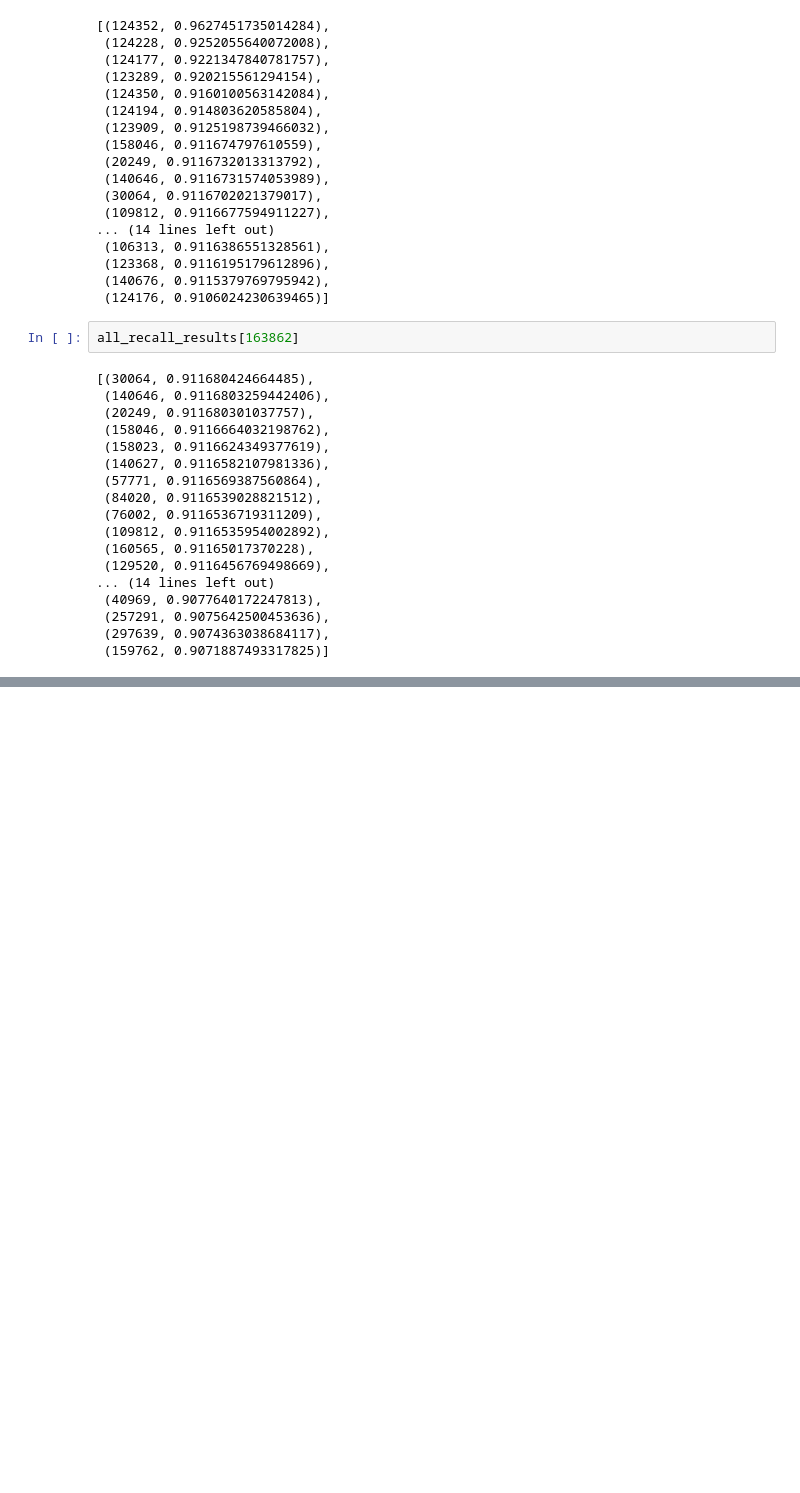
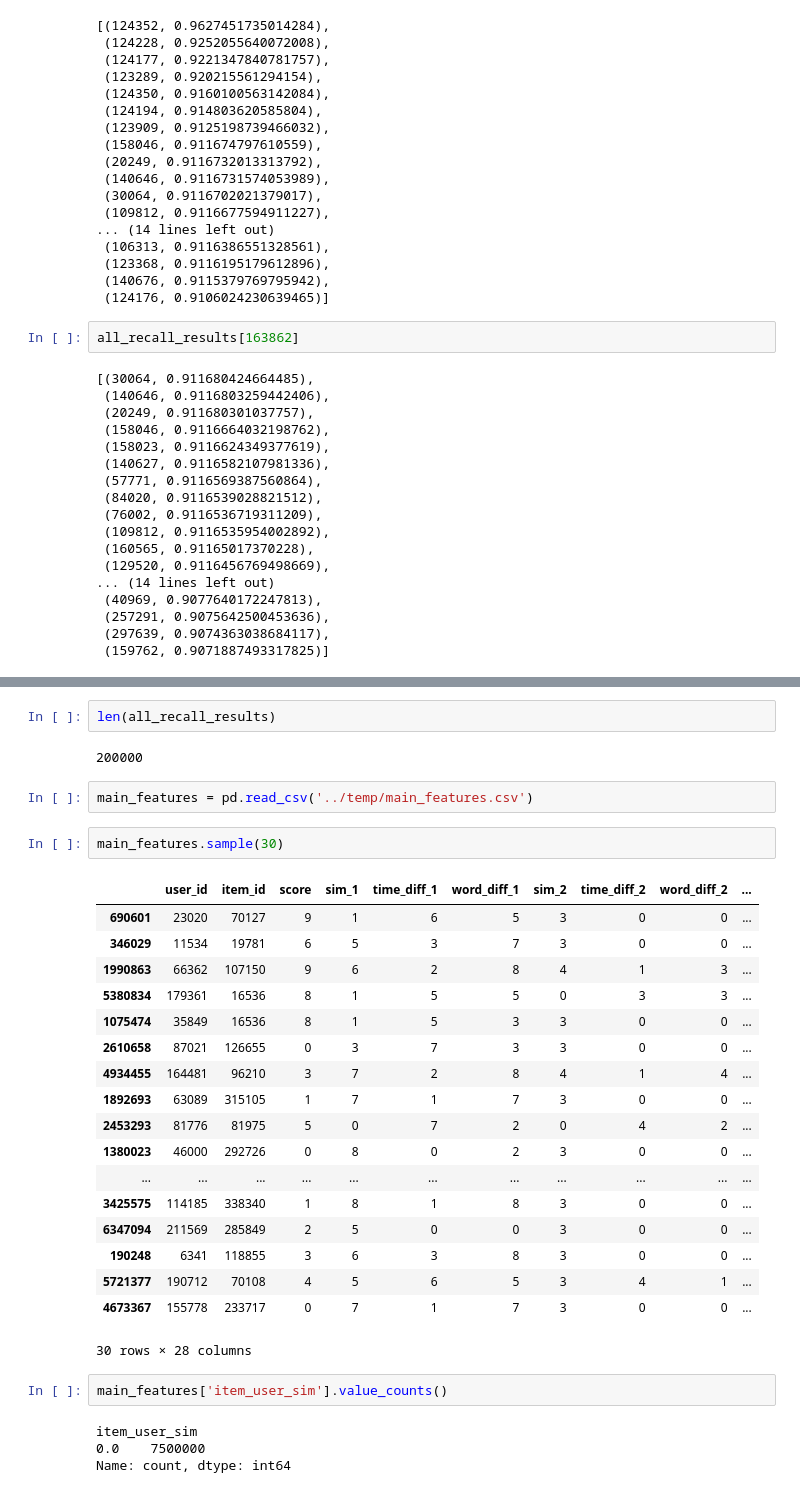
Before and after one commit to qiqiqicheng/news-recommendation-tc, a Jupyter notebook: notebooks/EDA03.ipynb, the cells around one changed output, grey strips where cells are left out. Drawn from its saved outputs; the diff is of its cells as text; blank space fills up the shorter version.

```diff
--- a/notebooks/EDA03.ipynb
+++ b/notebooks/EDA03.ipynb
@@ -173,0 +260,33 @@ all_recall_results[163862]
+# %%
+len(all_recall_results)
+# %% [output]
+200000
+# %%
+main_features = pd.read_csv('../temp/main_features.csv')
+# %%
+main_features.sample(30)
+# %% [output]
+|  | user_id | item_id | score | sim_1 | time_diff_1 | word_diff_1 | sim_2 | time_diff_2 | word_diff_2 | ... |
+| 690601 | 23020 | 70127 | 9 | 1 | 6 | 5 | 3 | 0 | 0 | ... |
+| 346029 | 11534 | 19781 | 6 | 5 | 3 | 7 | 3 | 0 | 0 | ... |
+| 1990863 | 66362 | 107150 | 9 | 6 | 2 | 8 | 4 | 1 | 3 | ... |
+| 5380834 | 179361 | 16536 | 8 | 1 | 5 | 5 | 0 | 3 | 3 | ... |
+| 1075474 | 35849 | 16536 | 8 | 1 | 5 | 3 | 3 | 0 | 0 | ... |
+| 2610658 | 87021 | 126655 | 0 | 3 | 7 | 3 | 3 | 0 | 0 | ... |
+| 4934455 | 164481 | 96210 | 3 | 7 | 2 | 8 | 4 | 1 | 4 | ... |
+| 1892693 | 63089 | 315105 | 1 | 7 | 1 | 7 | 3 | 0 | 0 | ... |
+| 2453293 | 81776 | 81975 | 5 | 0 | 7 | 2 | 0 | 4 | 2 | ... |
+| 1380023 | 46000 | 292726 | 0 | 8 | 0 | 2 | 3 | 0 | 0 | ... |
+| ... | ... | ... | ... | ... | ... | ... | ... | ... | ... | ... |
+| 3425575 | 114185 | 338340 | 1 | 8 | 1 | 8 | 3 | 0 | 0 | ... |
+| 6347094 | 211569 | 285849 | 2 | 5 | 0 | 0 | 3 | 0 | 0 | ... |
+| 190248 | 6341 | 118855 | 3 | 6 | 3 | 8 | 3 | 0 | 0 | ... |
+| 5721377 | 190712 | 70108 | 4 | 5 | 6 | 5 | 3 | 4 | 1 | ... |
+| 4673367 | 155778 | 233717 | 0 | 7 | 1 | 7 | 3 | 0 | 0 | ... |
+30 rows × 28 columns
+# %%
+main_features['item_user_sim'].value_counts()
+# %% [output]
+item_user_sim
+0.0    7500000
+Name: count, dtype: int64
```
Also changed, not shown: parts of 20 cells of this notebook, 12 other files.
